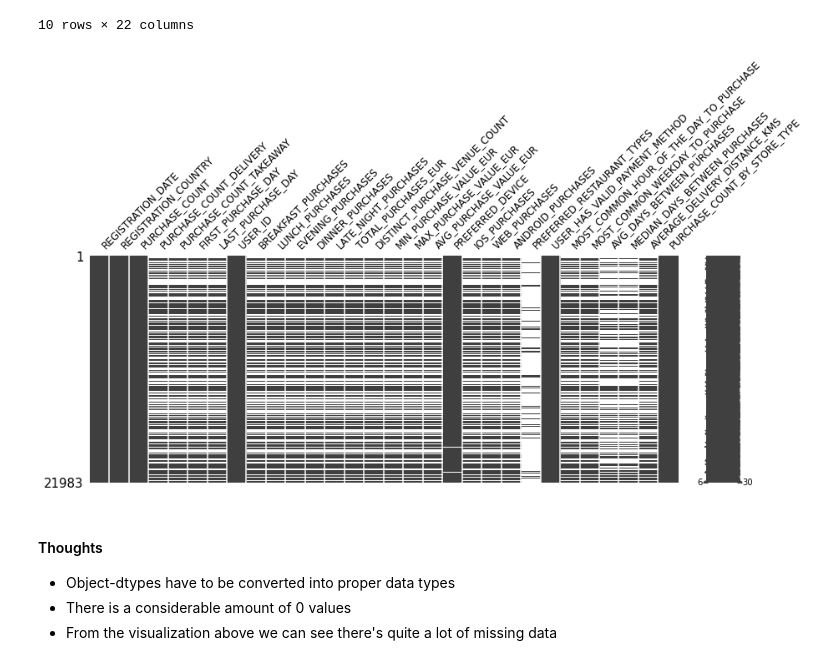
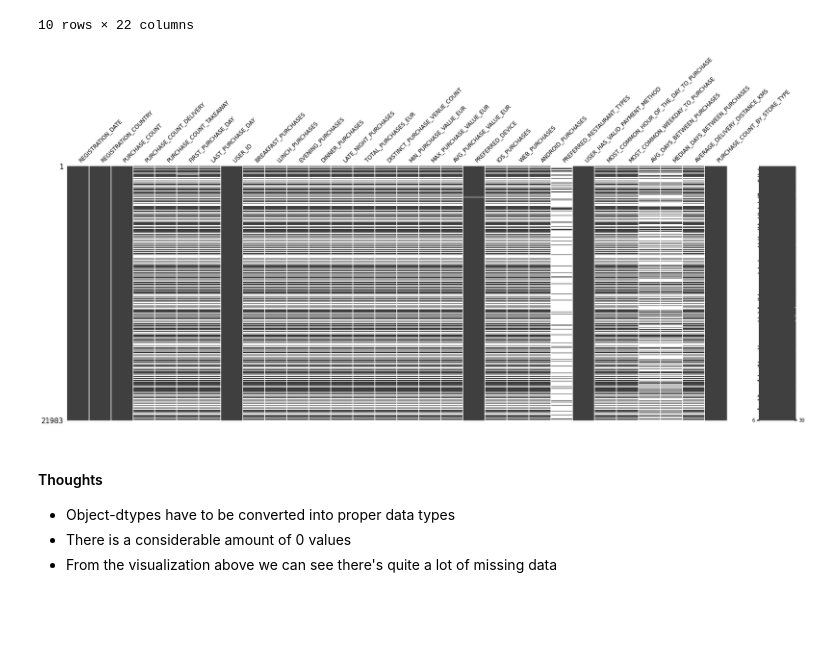
Before and after one commit to Granothon/PortfolioProjects, a Jupyter notebook: Segments/SEGMENTS.ipynb, the cells around one changed output. Cells and saved outputs as stored; diff of their text form; code cells hidden in the pictures; blank space fills up the shorter version.

```diff
--- a/Segments/SEGMENTS.ipynb
+++ b/Segments/SEGMENTS.ipynb
@@ -109,9 +109,9 @@ None
 10 rows × 22 columns
 # %%
 # missing data represented by white color
-msno.matrix(df,figsize=(14,5), fontsize=12);
+msno.matrix(df,figsize=(28,10), fontsize=12);
 # %% [output]
-[figure, old version]
+[figure, new version]
 # %% [markdown]
 #### Thoughts
 - Object-dtypes have to be converted into proper data types
```
Also changed, not shown: parts of 38 cells of this notebook.
